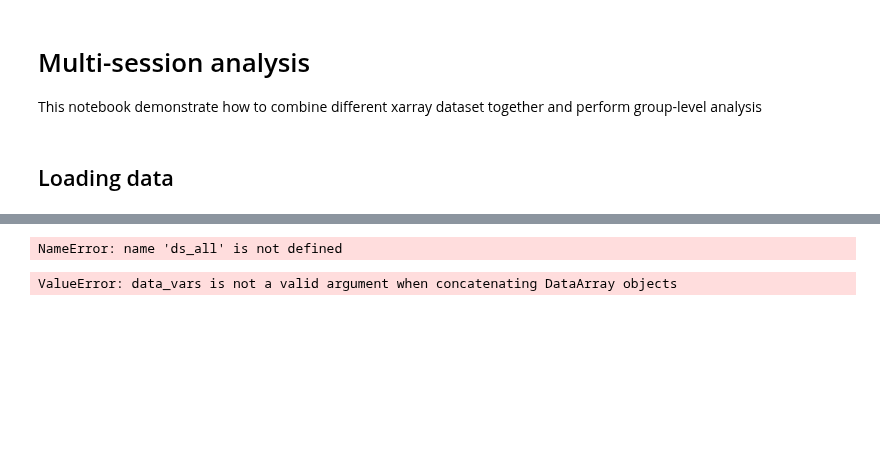
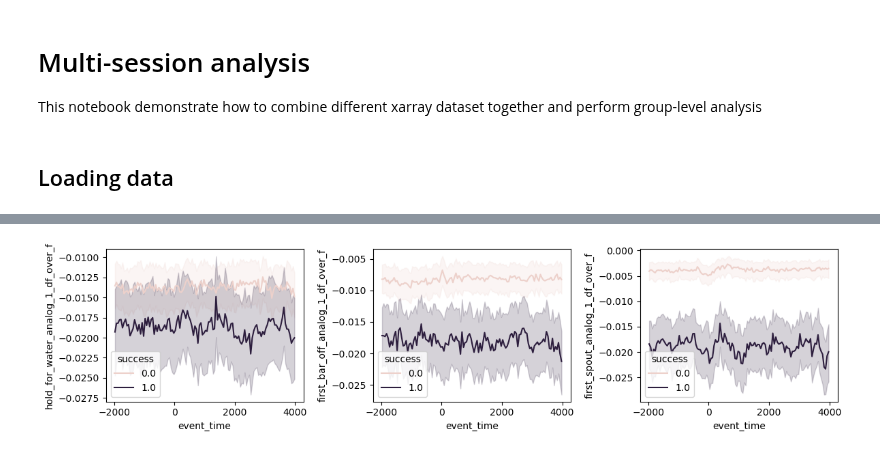
Before and after one commit to juliencarponcy/trialexp, a Jupyter notebook: notebooks/workflow/multi_session_analysis.ipynb, the cells around one changed output, grey strips where cells are left out. Cells and saved outputs as stored; diff of their text form; code cells hidden in the pictures; blank space fills up the shorter version.

```diff
--- a/notebooks/workflow/multi_session_analysis.ipynb
+++ b/notebooks/workflow/multi_session_analysis.ipynb
@@ -23,3 +76,4 @@ d2  = xr.open_dataset(f2)
 # %%
-from glob import glob
-fns = glob(r'Z:/Teris/ASAP/expt_sessions/kms064*/processed/xr_session.nc')
+fns = glob(r'Z:/Teris/ASAP/expt_sessions/RE603*/processed/xr_session.nc')
+ds_list = load_dataset_coords(fns, ['event_time','trial_nb'])
+ds_ach_combined = xr.combine_nested(ds_list,'session_id')
@@ -195,18 +80,18 @@ sns.lineplot(x='rel_time_hold_for_water',hue='success',
-# %%
-ds_combined = xr.concat(ds_all, pd.Index(session_id, name='session_id'), data_vars=['analog_1_df_over_f'])
-# %% [output]
-NameError: name 'ds_all' is not defined
-# %%
-import xarray as xr
-
-# define some sample data arrays to concatenate
-data_arr1 = xr.DataArray([[1, 2], [3, 4]], dims=('x', 'y'), name='data1')
-data_arr2 = xr.DataArray([[5, 6], [7, 8]], dims=('x', 'y'), name='data2')
-
-# concatenate along the x dimension and include only one variable 'data1'
-concatenated = xr.concat([data_arr1, data_arr2], dim='x', data_vars=['data1'])
-
-# print the resulting concatenated DataArray
-print(concatenated)
-# %% [output]
-ValueError: data_vars is not a valid argument when concatenating DataArray objects
+# %%
+fig,ax = plt.subplots(1,3,figsize=(4*3,3))
+
+df2plot = ds_ach_combined[['hold_for_water_analog_1_df_over_f', 'success']].to_dataframe().reset_index()
+sns.lineplot(x='event_time',hue='success',
+            y='hold_for_water_analog_1_df_over_f', data=df2plot, ax=ax[0])
+
+df2plot = ds_ach_combined[['first_bar_off_analog_1_df_over_f', 'success']].to_dataframe().reset_index()
+sns.lineplot(x='event_time',hue='success',
+            y='first_bar_off_analog_1_df_over_f', data=df2plot, ax=ax[1])
+
+df2plot = ds_ach_combined[['first_spout_analog_1_df_over_f', 'success']].to_dataframe().reset_index()
+sns.lineplot(x='event_time',hue='success',
+            y='first_spout_analog_1_df_over_f', data=df2plot, ax=ax[2])
+
+fig.tight_layout()
+# %% [output]
+[figure, added]
```
Also changed, not shown: parts of 27 cells of this notebook.
